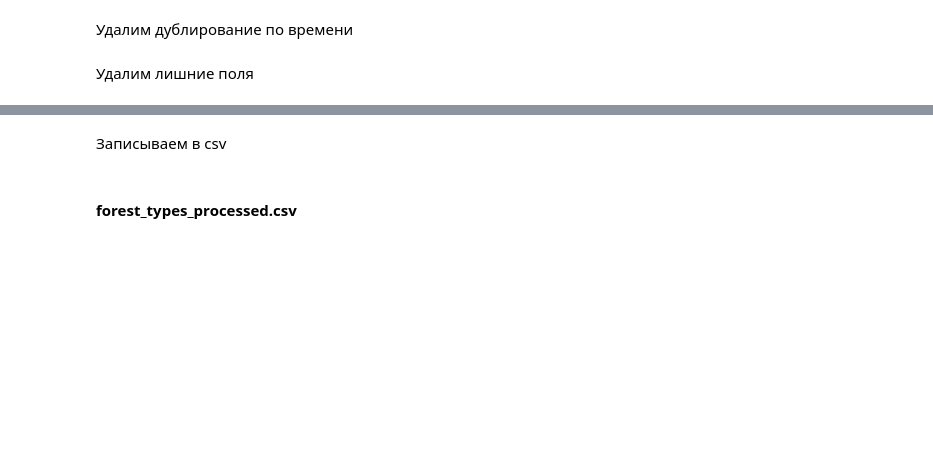
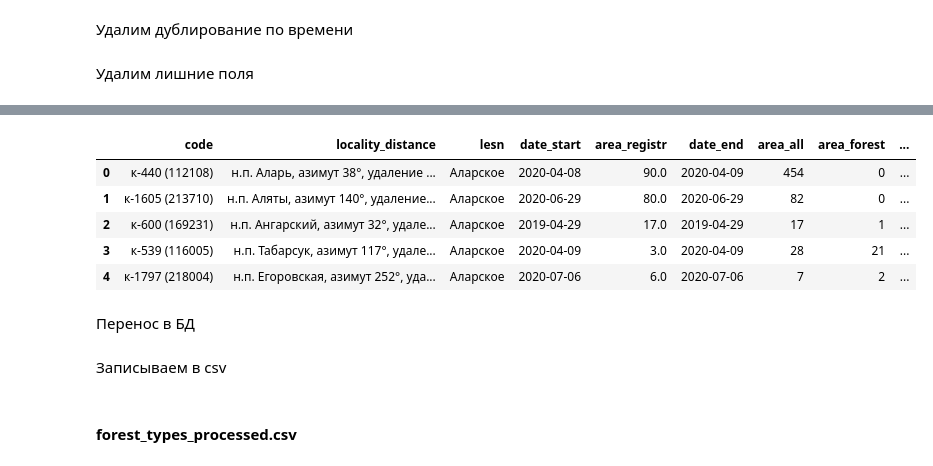
Before and after one commit to Nickitarius/Forest_Fires_Data_Visualisation, a Jupyter notebook: app/data_transfer.ipynb, the cells around one changed output, grey strips where cells are left out. Cells and saved outputs as stored; diff of their text form; code cells hidden in the pictures; blank space fills up the shorter version.

```diff
--- a/Util/data_transfer.ipynb
+++ b/app/data_transfer.ipynb
@@ -127,3 +128,7 @@ final_rosleshoz_df.head()
+# %%
+shapely.Point(final_rosleshoz_df.lat[0], final_rosleshoz_df.lon[0])
+
+coords = shapely.points(final_rosleshoz_df['lon'],final_rosleshoz_df['lat'])
 # %%
 final_rosleshoz_df.columns
 # %% [output]
@@ -134,0 +151,21 @@ Index(['code', 'locality_distance', 'lesn', 'date_start', 'area_registr',
+# %%
+# geom_les = shapely.from_wkt(final_rosleshoz_df.geometry)
+# point_les = shapely.from_wkt(final_rosleshoz_df.geometry_point)
+
+les_gpd = gpd.GeoDataFrame(final_rosleshoz_df, geometry=coords)
+
+# les_gpd['geometry_point'] = point_les
+les_gpd.rename(columns={"geometry_point": "coords"}, inplace=True)
+
+les_gpd.head()
+
+# final_rosleshoz_df['geometry'] = gpd.GeoSeries(final_rosleshoz_df.geometry)
+# %% [output]
+|  | code | locality_distance | lesn | date_start | area_registr | date_end | area_all | area_forest | ... |
+| 0 | к-440 (112108) | н.п. Аларь, азимут 38°, удаление ... | Аларское | 2020-04-08 | 90.0 | 2020-04-09 | 454 | 0 | ... |
+| 1 | к-1605 (213710) | н.п. Аляты, азимут 140°, удаление... | Аларское | 2020-06-29 | 80.0 | 2020-06-29 | 82 | 0 | ... |
+| 2 | к-600 (169231) | н.п. Ангарский, азимут 32°, удале... | Аларское | 2019-04-29 | 17.0 | 2019-04-29 | 17 | 1 | ... |
+| 3 | к-539 (116005) | н.п. Табарсук, азимут 117°, удале... | Аларское | 2020-04-09 | 3.0 | 2020-04-09 | 28 | 21 | ... |
+| 4 | к-1797 (218004) | н.п. Егоровская, азимут 252°, уда... | Аларское | 2020-07-06 | 6.0 | 2020-07-06 | 7 | 2 | ... |
+# %% [markdown]
+Перенос в БД
```
Also changed, not shown: parts of 6 cells of this notebook, 2 other files.
